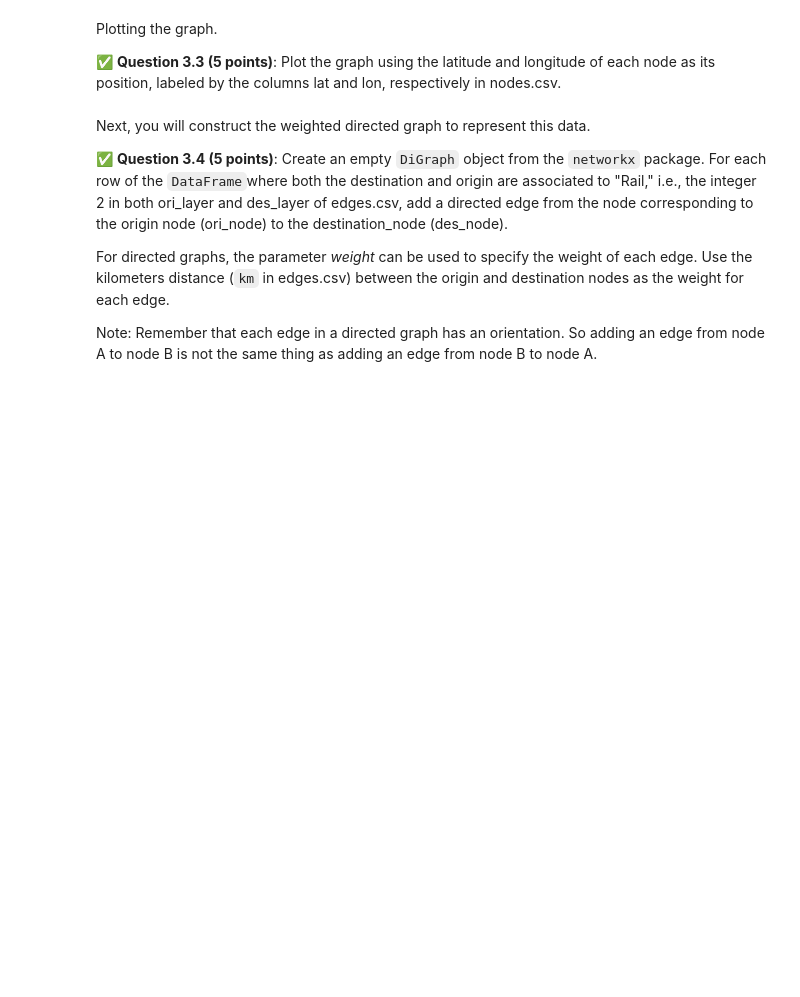
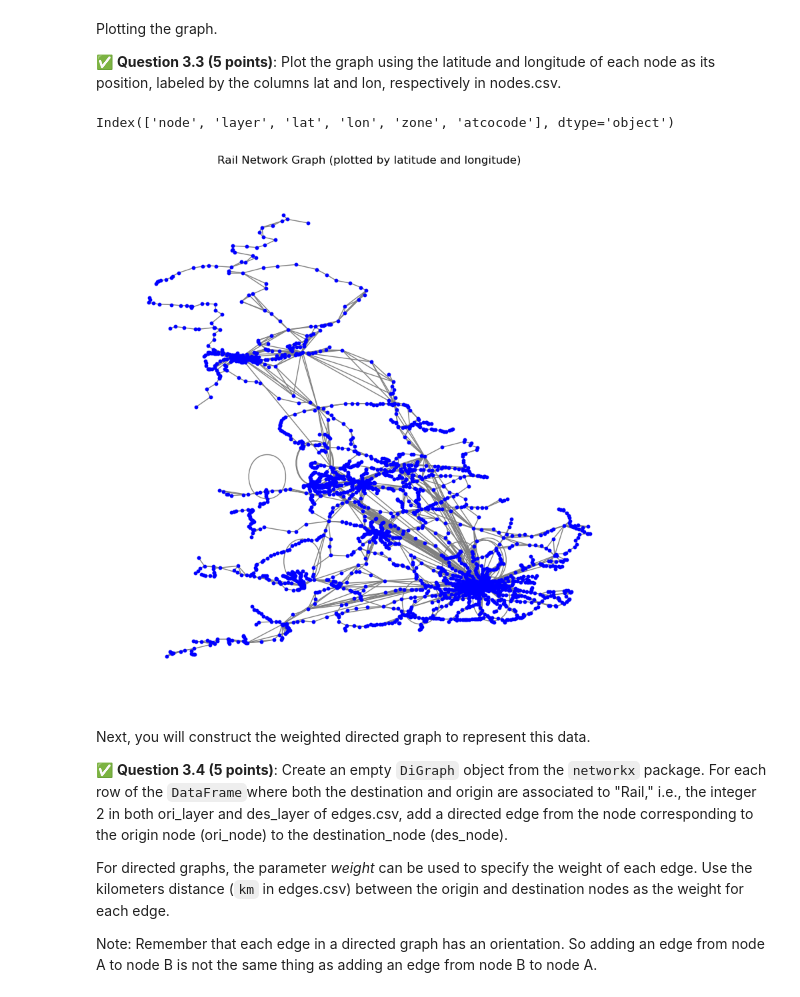
Before and after one commit to anaanyamalhotra/CMSE202-f25-turnin, a Jupyter notebook: hw-02/HW-02_ABMandGraphTheory-STUDENT.ipynb, the cells around one changed output. Drawn from its saved outputs; the diff is of its cells as text; code cells hidden in the pictures; blank space fills up the shorter version.

```diff
--- a/hw-02/HW-02_ABMandGraphTheory-STUDENT.ipynb
+++ b/hw-02/HW-02_ABMandGraphTheory-STUDENT.ipynb
@@ -575,0 +609,15 @@ Now, you will construct a graph of the nodes (stops).
+# %%
+# Your code here.
+import networkx as nx
+
+G = nx.Graph()
+
+rail_edges = edges[(edges["ori_layer"] == 2) & (edges["des_layer"] == 2)]
+
+for _, row in rail_edges.iterrows():
+    G.add_edge(row["ori_node"], row["des_node"])
+
+print(f"Number of nodes: {G.number_of_nodes()}")
+print(f"Number of edges: {G.number_of_edges()}")
+print("\nSample edges:")
+print(list(G.edges())[:10])
@@ -582,3 +634,31 @@ Plotting the graph.
+# %%
+nodes.columns
+# %% [output]
+Index(['node', 'layer', 'lat', 'lon', 'zone', 'atcocode'], dtype='object')
+# %%
+# Your code here.
+import matplotlib.pyplot as plt
+pos = {}
+for _, row in nodes.iterrows():
+    node_id = row["node"]
+    if node_id in G.nodes:
+        pos[node_id] = (row["lon"], row["lat"])
+
+
+plt.figure(figsize=(8, 8))
+nx.draw(
+    G, pos,
+    node_size=10,
+    with_labels=False,
+    edge_color="gray",
+    node_color="blue"
+)
+plt.title("Rail Network Graph (plotted by latitude and longitude)")
+plt.xlabel("Longitude")
+plt.ylabel("Latitude")
+plt.show()
+# %% [output]
+[figure, added]
 # %% [markdown]
 Next, you will construct the weighted directed graph to represent this data.
 
```
Also changed, not shown: parts of 12 cells of this notebook.
